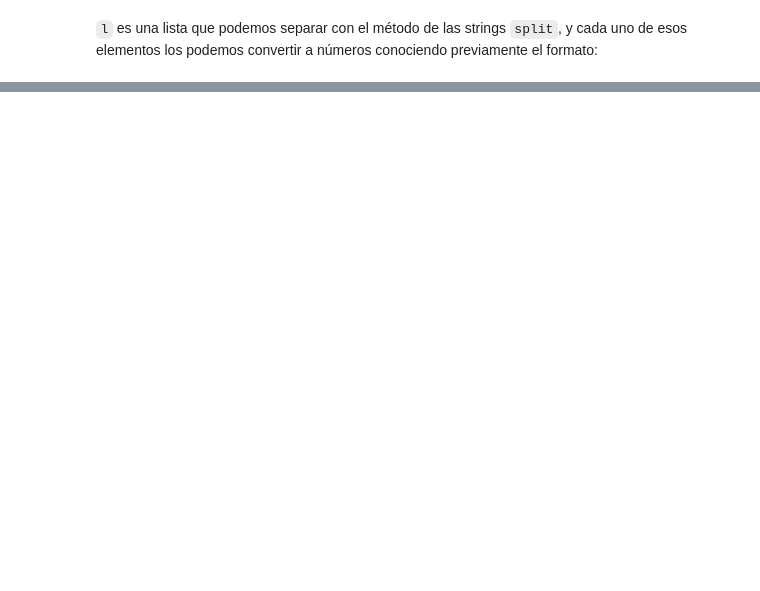
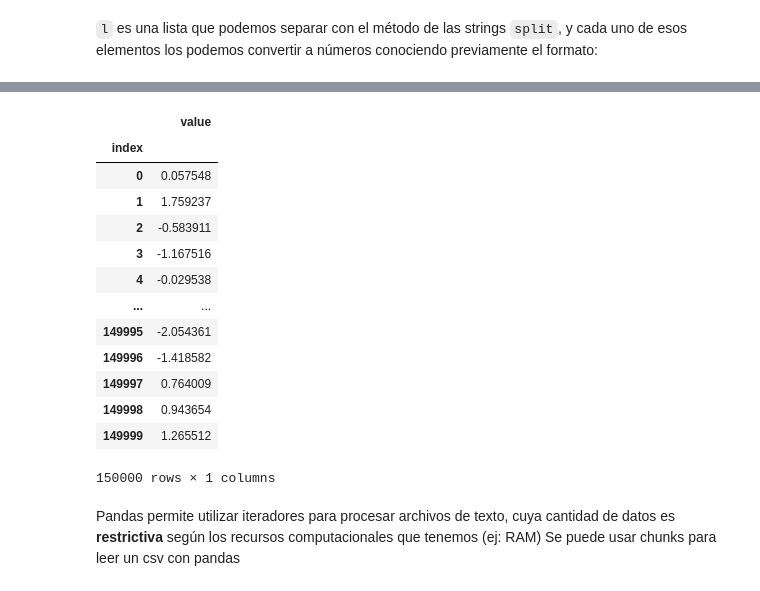
Before and after one commit to blnblnbln/HCAI2023, a Jupyter notebook: codes/3.2/datos.ipynb, the cells around one changed output, grey strips where cells are left out. Drawn from its saved outputs; the diff is of its cells as text; code cells hidden in the pictures; blank space fills up the shorter version.

```diff
--- a/codes/3.2/datos.ipynb
+++ b/codes/3.2/datos.ipynb
@@ -72,0 +147,22 @@ f = open("datos.txt", "r")
+# %%
+pddata1 = pd.read_csv('datos.txt', header=None, sep='\t', index_col=0, names=['index', 'value'])
+# %%
+pddata1
+# %% [output]
+|  | value |
+| index |  |
+| 0 | 0.057548 |
+| 1 | 1.759237 |
+| 2 | -0.583911 |
+| 3 | -1.167516 |
+| 4 | -0.029538 |
+| ... | ... |
+| 149995 | -2.054361 |
+| 149996 | -1.418582 |
+| 149997 | 0.764009 |
+| 149998 | 0.943654 |
+| 149999 | 1.265512 |
+150000 rows × 1 columns
+# %% [markdown]
+Pandas permite utilizar iteradores para procesar archivos de texto, cuya cantidad de datos es **restrictiva** según los recursos computacionales que tenemos (ej: RAM)
+Se puede usar chunks para leer un csv con pandas
```
Also changed, not shown: parts of 21 cells of this notebook, 3 other files.
